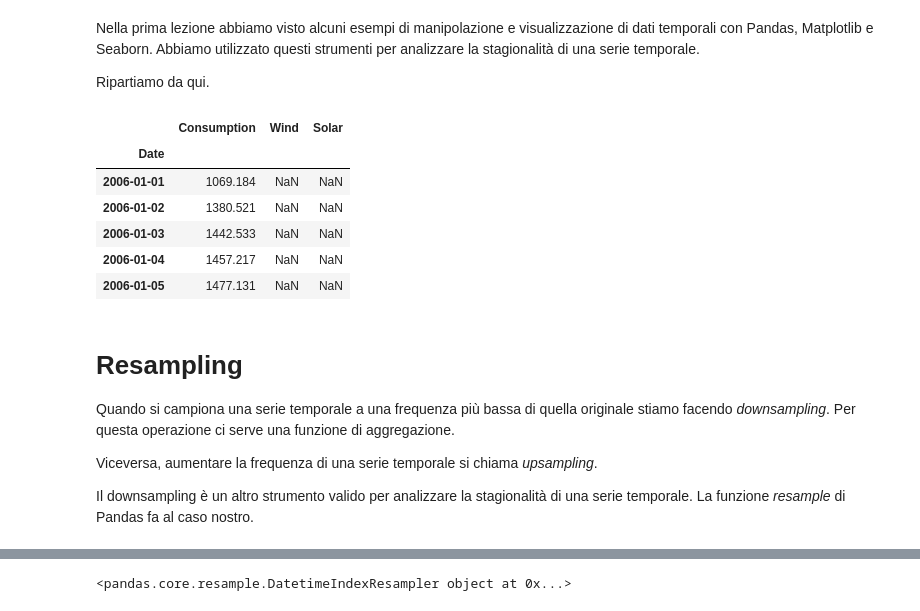
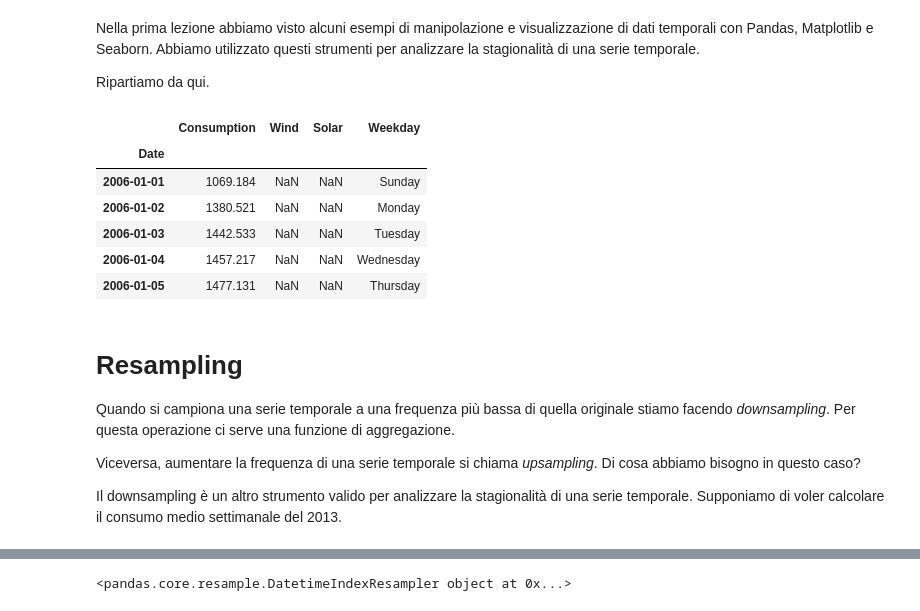
Before and after one commit to fbagattini/Lezioni, a Jupyter notebook: Analisi e Forecast di Serie Temporali con Python - Parte II.ipynb, the cells around one changed output, grey strips where cells are left out. Cells and saved outputs as stored; diff of their text form; code cells hidden in the pictures.

```diff
--- a/Analisi e Forecast di Serie Temporali con Python - Parte II.ipynb
+++ b/Analisi e Forecast di Serie Temporali con Python - Parte II.ipynb
@@ -29,23 +29,25 @@ sns.set()
 # %%
 df = pd.read_csv('data/OPSD_Germany_all.csv',
                  parse_dates=True,
                  index_col='Date')
 
+df['Weekday'] = df.index.day_name()
+
 df.head()
 # %% [output]
-|  | Consumption | Wind | Solar |
-| Date |  |  |  |
-| 2006-01-01 | 1069.184 | NaN | NaN |
-| 2006-01-02 | 1380.521 | NaN | NaN |
-| 2006-01-03 | 1442.533 | NaN | NaN |
-| 2006-01-04 | 1457.217 | NaN | NaN |
-| 2006-01-05 | 1477.131 | NaN | NaN |
+|  | Consumption | Wind | Solar | Weekday |
+| Date |  |  |  |  |
+| 2006-01-01 | 1069.184 | NaN | NaN | Sunday |
+| 2006-01-02 | 1380.521 | NaN | NaN | Monday |
+| 2006-01-03 | 1442.533 | NaN | NaN | Tuesday |
+| 2006-01-04 | 1457.217 | NaN | NaN | Wednesday |
+| 2006-01-05 | 1477.131 | NaN | NaN | Thursday |
 # %% [markdown]
 Resampling
 ===
 Quando si campiona una serie temporale a una frequenza più bassa di quella originale stiamo facendo *downsampling*. Per questa operazione ci serve una funzione di aggregazione.
 
-Viceversa, aumentare la frequenza di una serie temporale si chiama *upsampling*.
+Viceversa, aumentare la frequenza di una serie temporale si chiama *upsampling*. Di cosa abbiamo bisogno in questo caso?
 
 
-Il downsampling è un altro strumento valido per analizzare la stagionalità di una serie temporale. La funzione *resample* di Pandas fa al caso nostro.
+Il downsampling è un altro strumento valido per analizzare la stagionalità di una serie temporale. Supponiamo di voler calcolare il consumo medio settimanale del 2013.
```
Also changed, not shown: parts of 21 cells of this notebook.
